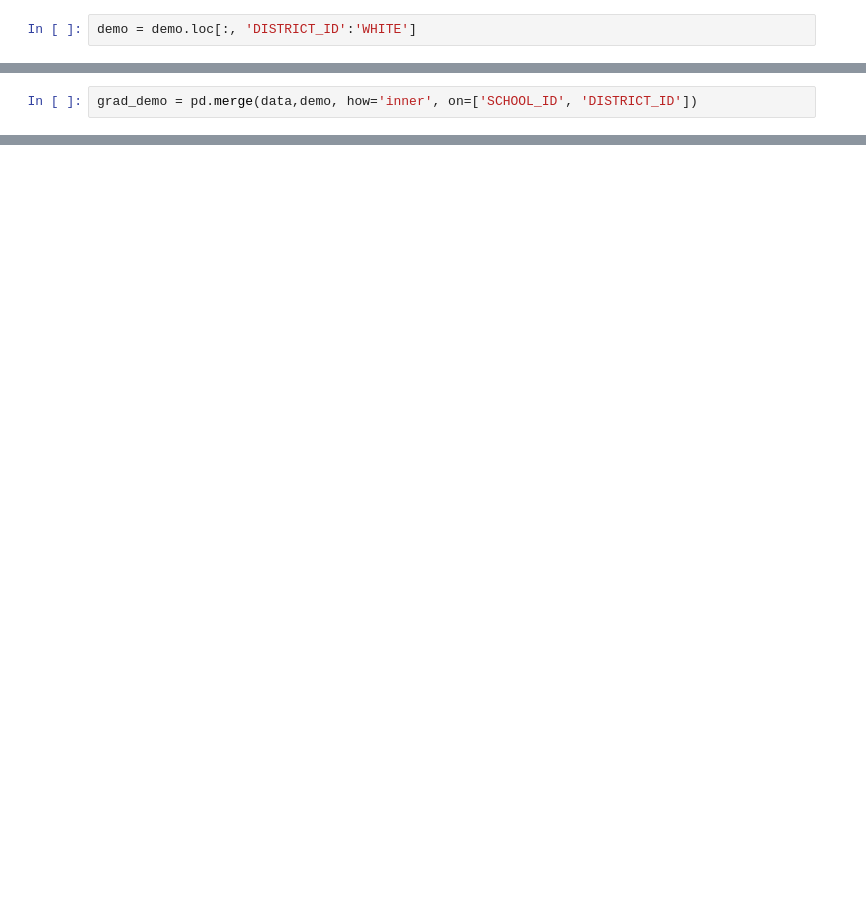
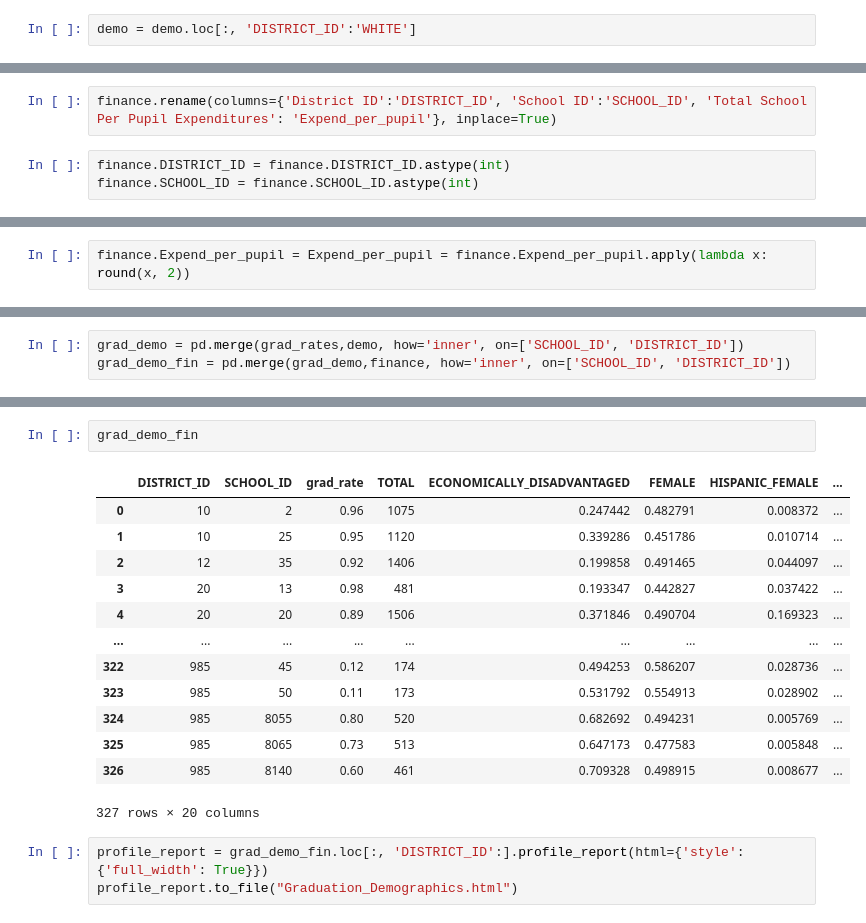
Before and after one commit to mf11y/Data_Sci_Projects, a Jupyter notebook: Capstone 2/Graduation Rates in TN - Data Wrangling.ipynb, the cells around one changed output, grey strips where cells are left out. Saved outputs shown, nothing was run; the diff lists cells and outputs as text; blank space fills up the shorter version.

Commit message:
Data Tidying Draft
This is a draft for Capstone 2: data wrangling

```diff
--- a/Capstone 2/Graduation Rates in TN - Data Wrangling.ipynb
+++ b/Capstone 2/Graduation Rates in TN - Data Wrangling.ipynb
@@ -152,0 +211,5 @@ demo = demo.loc[:, 'DISTRICT_ID':'WHITE']
+# %%
+finance.rename(columns={'District ID':'DISTRICT_ID', 'School ID':'SCHOOL_ID', 'Total School Per Pupil Expenditures': 'Expend_per_pupil'}, inplace=True)
+# %%
+finance.DISTRICT_ID = finance.DISTRICT_ID.astype(int)
+finance.SCHOOL_ID = finance.SCHOOL_ID.astype(int)
@@ -152,0 +232,2 @@ demo = demo.loc[:, 'DISTRICT_ID':'WHITE']
+# %%
+finance.Expend_per_pupil = Expend_per_pupil = finance.Expend_per_pupil.apply(lambda x: round(x, 2))
@@ -153,2 +252,3 @@ demo = demo.loc[:, 'DISTRICT_ID':'WHITE']
 # %%
-grad_demo = pd.merge(data,demo, how='inner', on=['SCHOOL_ID', 'DISTRICT_ID'])
+grad_demo = pd.merge(grad_rates,demo, how='inner', on=['SCHOOL_ID', 'DISTRICT_ID'])
+grad_demo_fin = pd.merge(grad_demo,finance, how='inner', on=['SCHOOL_ID', 'DISTRICT_ID'])
@@ -186,0 +255,19 @@ grad_demo.describe()
+# %%
+grad_demo_fin
+# %% [output]
+|  | DISTRICT_ID | SCHOOL_ID | grad_rate | TOTAL | ECONOMICALLY_DISADVANTAGED | FEMALE | HISPANIC_FEMALE | ... |
+| 0 | 10 | 2 | 0.96 | 1075 | 0.247442 | 0.482791 | 0.008372 | ... |
+| 1 | 10 | 25 | 0.95 | 1120 | 0.339286 | 0.451786 | 0.010714 | ... |
+| 2 | 12 | 35 | 0.92 | 1406 | 0.199858 | 0.491465 | 0.044097 | ... |
+| 3 | 20 | 13 | 0.98 | 481 | 0.193347 | 0.442827 | 0.037422 | ... |
+| 4 | 20 | 20 | 0.89 | 1506 | 0.371846 | 0.490704 | 0.169323 | ... |
+| ... | ... | ... | ... | ... | ... | ... | ... | ... |
+| 322 | 985 | 45 | 0.12 | 174 | 0.494253 | 0.586207 | 0.028736 | ... |
+| 323 | 985 | 50 | 0.11 | 173 | 0.531792 | 0.554913 | 0.028902 | ... |
+| 324 | 985 | 8055 | 0.80 | 520 | 0.682692 | 0.494231 | 0.005769 | ... |
+| 325 | 985 | 8065 | 0.73 | 513 | 0.647173 | 0.477583 | 0.005848 | ... |
+| 326 | 985 | 8140 | 0.60 | 461 | 0.709328 | 0.498915 | 0.008677 | ... |
+327 rows × 20 columns
+# %%
+profile_report = grad_demo_fin.loc[:, 'DISTRICT_ID':].profile_report(html={'style': {'full_width': True}})
+profile_report.to_file("Graduation_Demographics.html")
```
Also changed, not shown: parts of 47 cells of this notebook, 6 other files.
